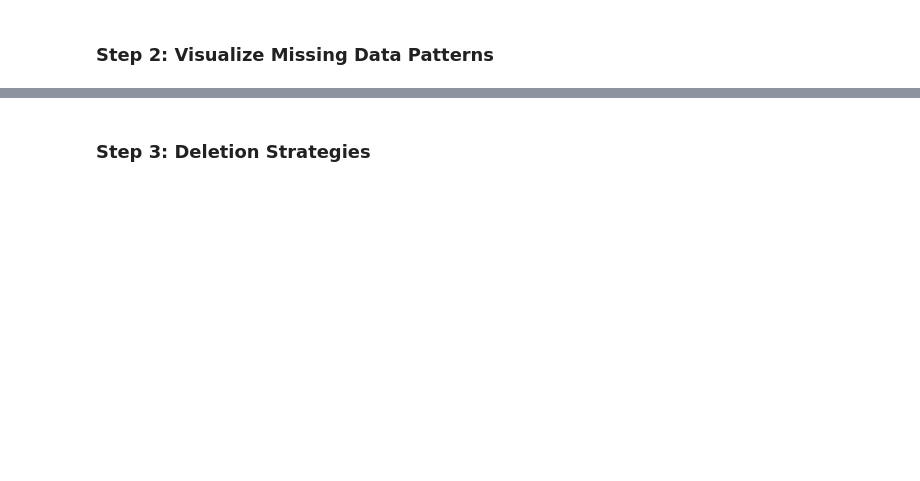
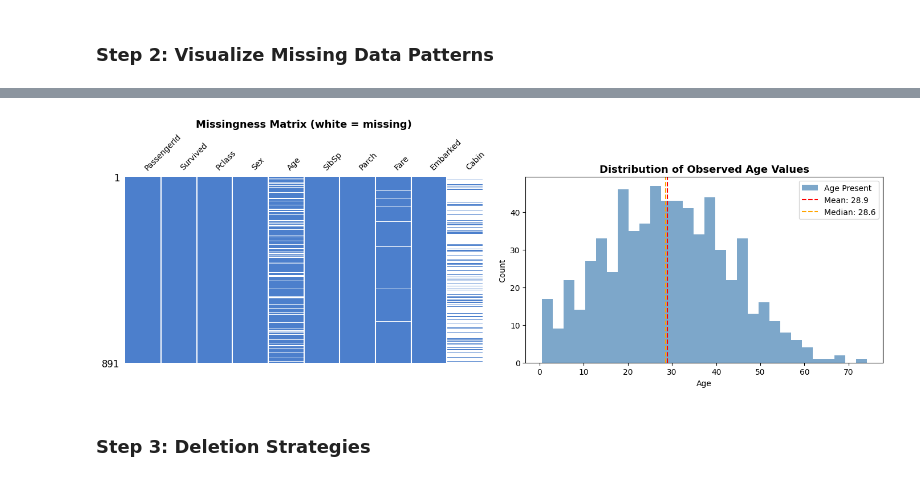
Before and after one commit to muhammadtalhaishtiaq/ai-orchestrator, a Jupyter notebook: 01-data-preprocessing/01_handling_missing_data.ipynb, the cells around one changed output, grey strips where cells are left out. Cells and saved outputs as stored; diff of their text form; code cells hidden in the pictures; blank space fills up the shorter version.

```diff
--- a/01-data-preprocessing/01_handling_missing_data.ipynb
+++ b/01-data-preprocessing/01_handling_missing_data.ipynb
@@ -112,27 +133,28 @@ print("Missingness heatmap: values close to 1 = these columns tend to be missing
 # %%
 # --- Visualization 2: Missingness matrix (missingno) ---
 fig, axes = plt.subplots(1, 2, figsize=(14, 5))
 
 # Matrix plot using missingno
 msno.matrix(df, ax=axes[0], sparkline=False, fontsize=10, color=(0.3, 0.5, 0.8))
-axes[0].set_title('Missingness Matrix
-(white = missing)', fontsize=13, fontweight='bold')
+axes[0].set_title('Missingness Matrix (white = missing)', fontsize=13, fontweight='bold')
 
 # Distribution of Age: missing vs. present
 df_age_present = df[df['Age'].notna()]['Age']
 df_age_missing_pclass = df[df['Age'].isna()]['Pclass']
 
 axes[1].hist(df_age_present, bins=30, color='steelblue', alpha=0.7, label='Age Present')
 axes[1].axvline(df_age_present.mean(), color='red', linestyle='--', label=f'Mean: {df_age_present.mean():.1f}')
 axes[1].axvline(df_age_present.median(), color='orange', linestyle='--', label=f'Median: {df_age_present.median():.1f}')
 axes[1].set_title('Distribution of Observed Age Values', fontsize=13, fontweight='bold')
 axes[1].set_xlabel('Age')
 axes[1].set_ylabel('Count')
 axes[1].legend()
 
 plt.tight_layout()
 plt.savefig('age_distribution.png', dpi=100, bbox_inches='tight')
 plt.show()
+# %% [output]
+[figure, added]
 # %% [markdown]
 ### Step 3: Deletion Strategies
 # %%
```
Also changed, not shown: parts of 7 cells of this notebook.
